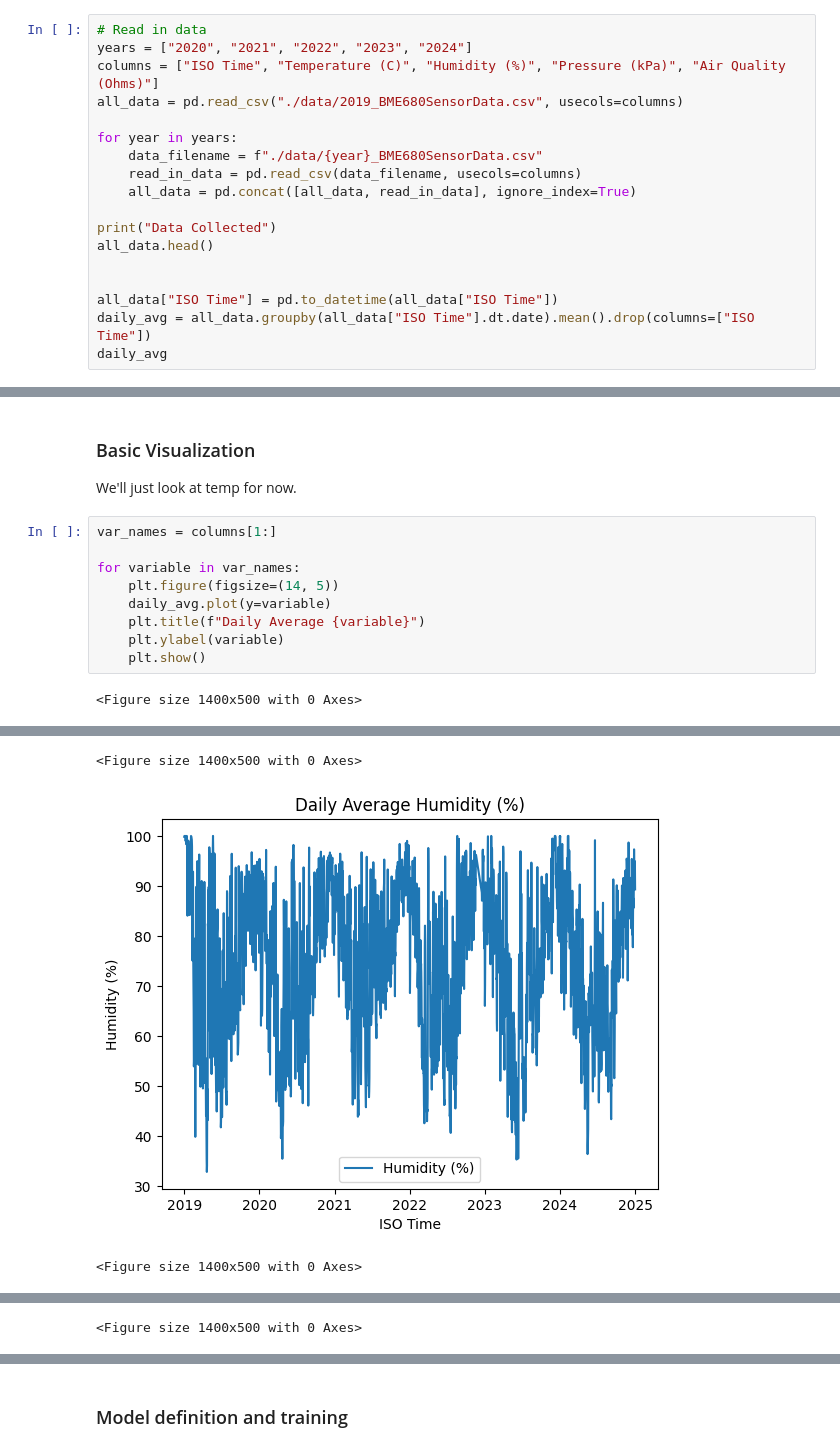
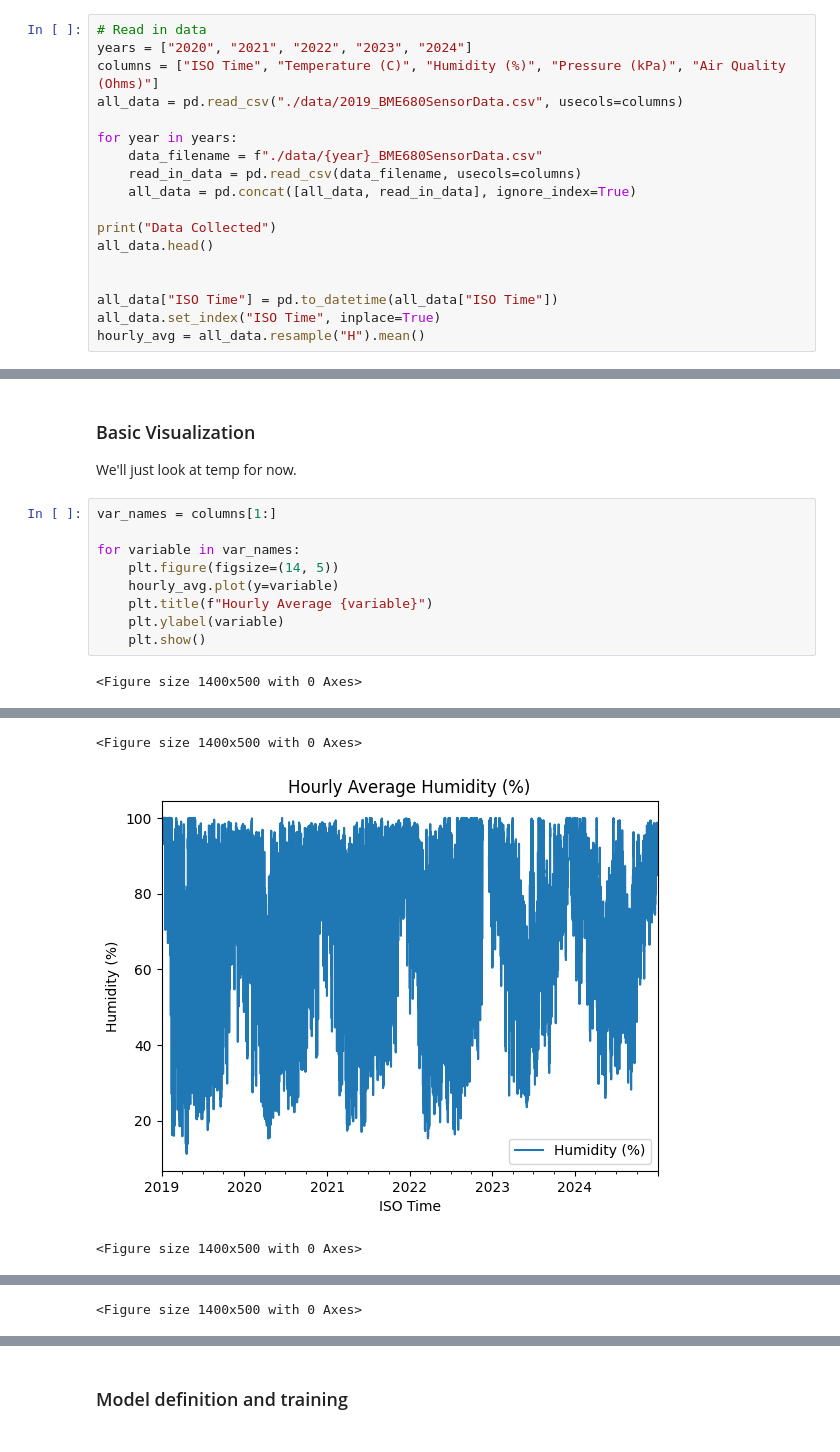
Before and after one commit to chandlerNick/BerlinWeatherTimeSeriesAnalysis, a Jupyter notebook: simpleLSTM.ipynb, the cells around one changed output, grey strips where cells are left out. Cells and saved outputs as stored; diff of their text form.

```diff
--- a/simpleLSTM.ipynb
+++ b/simpleLSTM.ipynb
@@ -38,7 +38,7 @@ all_data.head()
 
 
 all_data["ISO Time"] = pd.to_datetime(all_data["ISO Time"])
-daily_avg = all_data.groupby(all_data["ISO Time"].dt.date).mean().drop(columns=["ISO Time"])
-daily_avg
+all_data.set_index("ISO Time", inplace=True)
+hourly_avg = all_data.resample("H").mean()
 # %% [output]
 Data Collected
@@ -65,8 +51,8 @@ var_names = columns[1:]
 
 for variable in var_names:
     plt.figure(figsize=(14, 5))
-    daily_avg.plot(y=variable)
-    plt.title(f"Daily Average {variable}")
+    hourly_avg.plot(y=variable)
+    plt.title(f"Hourly Average {variable}")
     plt.ylabel(variable)
     plt.show()
 # %% [output]
@@ -75,3 +61,3 @@ for variable in var_names:
 <Figure size 1400x500 with 0 Axes>
-[figure, old version]
+[figure, new version]
 <Figure size 1400x500 with 0 Axes>
```
Also changed, not shown: parts of 6 cells of this notebook.
